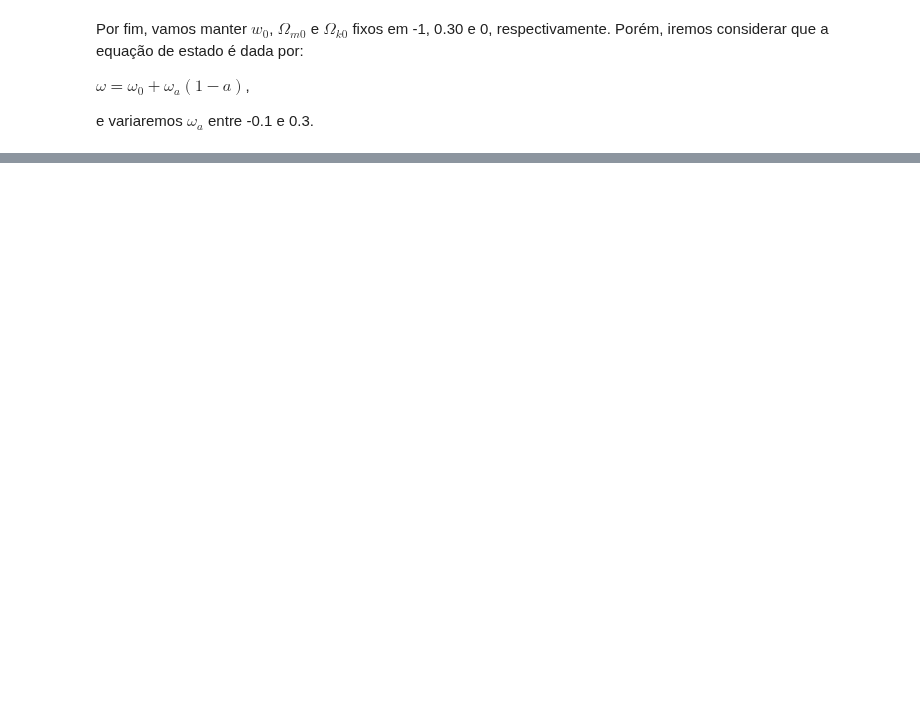
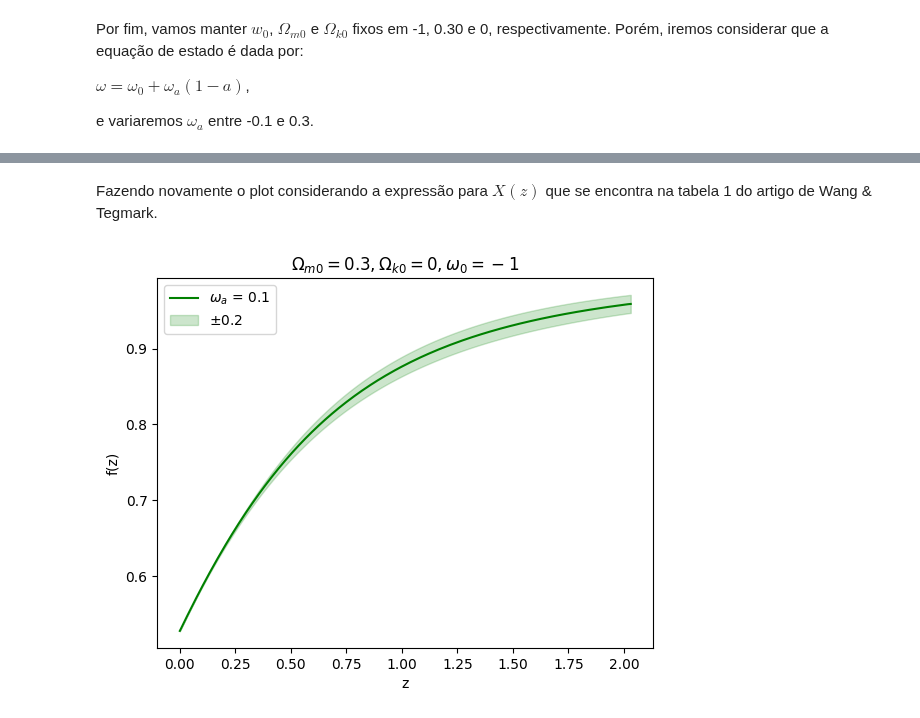
Before and after one commit to fernanda0402/Doutorado, a Jupyter notebook: Taxa_de_crescimento_de_estruturas.ipynb, the cells around one changed output, grey strips where cells are left out. Cells and saved outputs as stored; diff of their text form; code cells hidden in the pictures; blank space fills up the shorter version.

```diff
--- a/Taxa_de_crescimento_de_estruturas.ipynb
+++ b/Taxa_de_crescimento_de_estruturas.ipynb
@@ -245,0 +228,47 @@ plt.show()
+# %% [markdown]
+Fazendo novamente o plot considerando a expressão para $X(z)$ que se encontra na tabela 1 do artigo de Wang & Tegmark.
+# %%
+cosmo = ccl.Cosmology(
+    Omega_c=0.2656, Omega_b=0.0494, w0 = -1, h=0.6727, sigma8=0.8120, n_s=0.9649)
+
+
+a = np.linspace(0.33, 1, 1000)  # fator de escala
+delta = ccl.growth_factor(cosmo, a)  # contraste
+
+# definindo o redshift em função do fator de escala
+z = (1/a) - 1.
+
+x = np.log(a)
+y = np.log(delta)
+
+f = np.gradient(y, x) # função taxa de crescimento
+
+# constantes
+H0 = 70 #km/s/Mpc
+Om0 = 0.30
+
+# definindo w0 e w
+w0 = -1
+w_a = 0.1
+w = w0 + (w_a * (1-a))
+sigwa = 0.2
+
+# definindo gamma
+gamma = 6./11.
+
+# definindo o erro de f
+g_1 = Om0*( (np.exp(3*w_a*(a-1)))*((1+z)**(3*(w0+w_a))) - 1 ) - np.exp(3*w_a*(a-1))*((1+z)**(3*( w0 + w_a )))
+g_2 = Om0/( Om0 - (Om0-1)*(np.exp(3*w_a*(a-1)))*((1+z)**(3*(w0+w_a)) ) )
+df5 = -(( 3*(Om0-1)*gamma*(np.exp(3*w_a*(a-1)))*( np.log(1+z) + a - 1 )*((1+z)**(3*(w0+w_a))) )/g_1)*(g_2)**gamma
+sig_f5 = ((df5)*sigwa)
+
+fig, ax = plt.subplots()
+ax.plot(z, f, label='$\omega_a$ = 0.1', color='green')
+plt.xlabel('z')
+plt.ylabel('f(z)')
+ax.fill_between(z, f - sig_f5, f + sig_f5, alpha=0.2, color='green', label='$\pm$0.2')
+plt.legend(loc='upper left')
+plt.title('$\Omega_{m0} = 0.3, \Omega_{k0} = 0, \omega_0 = -1$')
+plt.show()
+# %% [output]
+[figure, added]
```
Also changed, not shown: parts of 5 cells of this notebook.
